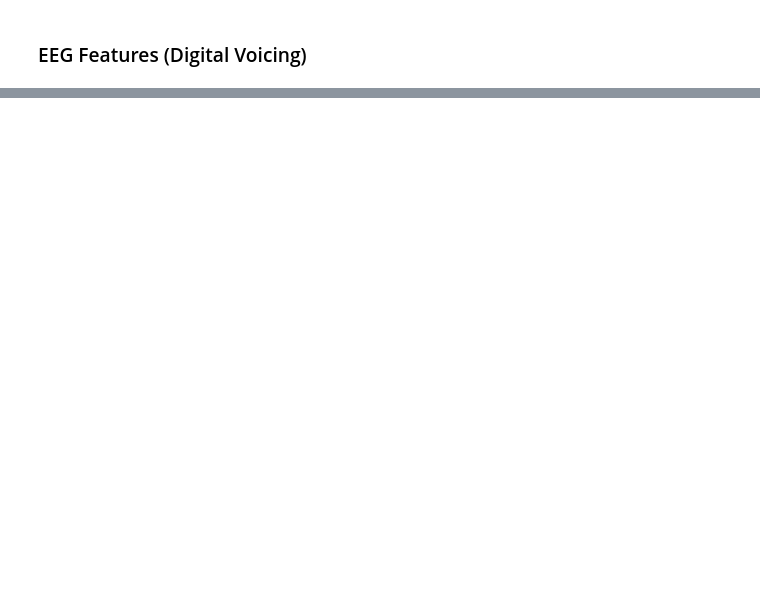
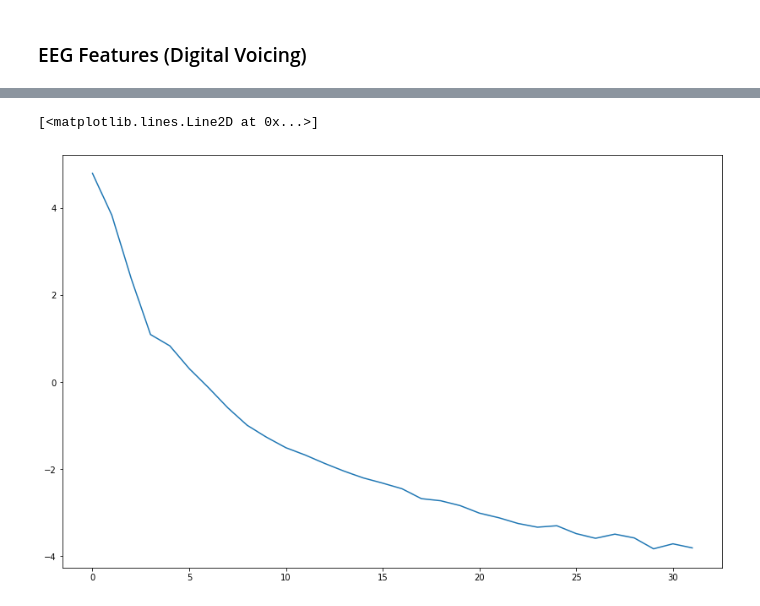
Before and after one commit to MiscellaneousStuff/kara-one-transduction, a Jupyter notebook: feis.ipynb, the cells around one changed output, grey strips where cells are left out. Saved outputs shown, nothing was run; the diff lists cells and outputs as text; code cells hidden in the pictures; blank space fills up the shorter version.

```diff
--- a/feis.ipynb
+++ b/feis.ipynb
@@ -86,0 +151,20 @@ plt.plot(dataset[example_idx]["audio_raw"])
+# %%
+import torch
+import random
+
+seed = 1
+random.seed(seed)
+np.random.seed(seed)
+torch.manual_seed(seed)
+
+device = "cuda" if torch.cuda.is_available() else "cpu"
+
+ins = dataset.num_features
+outs = 80 # mel bins
+model = ProposedModel(\
+        model_size=ins,
+        dropout=0.2,
+        num_layers=8,
+        n_heads=2,
+        dim_feedforward=3072,
+        out_dim=outs).to(device)
@@ -86,0 +262,5 @@ plt.plot(dataset[example_idx]["audio_raw"])
+# %%
+plt.plot(np.log(losses))
+# %% [output]
+[<matplotlib.lines.Line2D at 0x...>]
+[figure, added]
```
Also changed, not shown: parts of 20 cells of this notebook, 1 other file.
